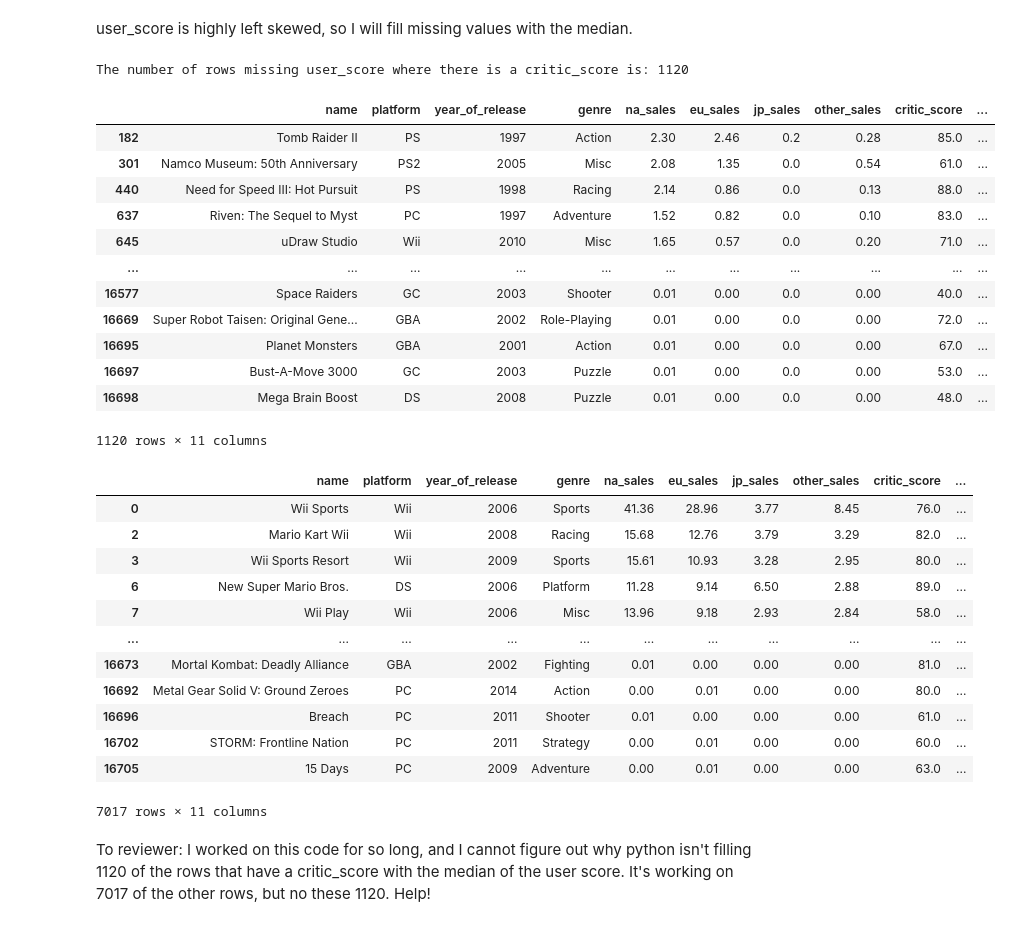
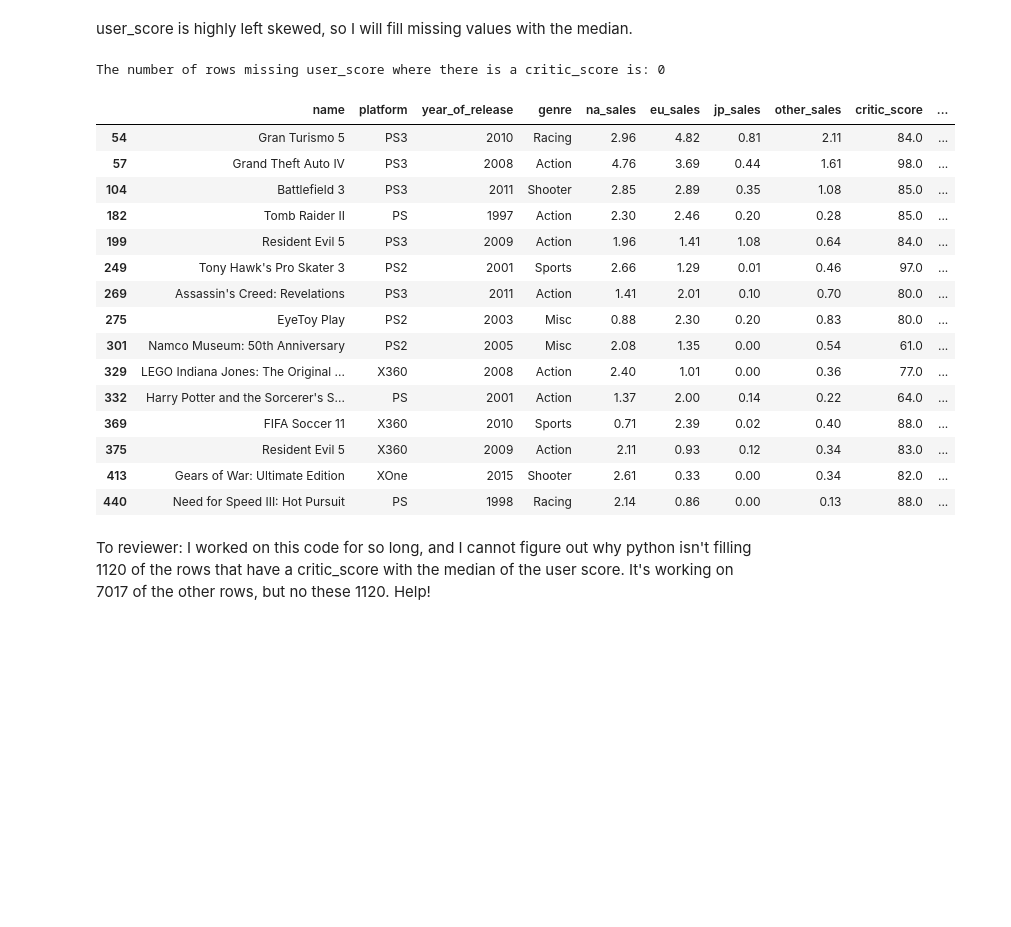
Before and after one commit to kellyshreeve/Forecasting-Global-Video-Game-Preference, a Jupyter notebook: Data Analysis.ipynb, the cells around one changed output. Drawn from its saved outputs; the diff is of its cells as text; code cells hidden in the pictures; blank space fills up the shorter version.

Commit message:
Missing values fixes

```diff
--- a/Data Analysis.ipynb
+++ b/Data Analysis.ipynb
@@ -296,10 +296,8 @@ However, while these three variables had similar numbers of missing values, thei
 Rows that are missing simultaneously on critic_score, user_score, and rating will be left out of analyses using these values.
 # %%
 # Fill missing ratings in rows with either critic_score or user_score or both with 'unknown'
-vg['rating'] = vg['rating'][(vg['rating'].isna()) & (vg['user_score'].notna()) & (vg['critic_score'].notna())].fillna('unknown') # Fill rows with both ratings
-
-vg['rating'] = vg['rating'][(vg['rating'].isna()) & (((vg['user_score'].notna()) | (vg['critic_score'].notna())))
-                            | ((vg['user_score'].notna()) & (vg['critic_score'].notna()))].fillna('unknown') # Fill rows with either rating
+vg['rating'] = vg['rating'][((vg['user_score'].notna()) | (vg['critic_score'].notna()))
+                            | ((vg['user_score'].notna()) & (vg['critic_score'].notna()))].fillna('unknown')
 
 # Check that all the approrpiate ratings have been filled with unknown
 na_notna = len(vg[(vg['rating'].isna()) & (vg['user_score'].isna()) & (vg['critic_score'].notna())])
@@ -369,43 +367,32 @@ us_hist.show()
 user_score is highly left skewed, so I will fill missing values with the median.
 # %%
 # Fill rows missing user_score but not missing critic_score with median of user_score
-vg['user_score'] = vg['user_score'][(vg['user_score'].isna()) & (vg['critic_score'].notna())].fillna(vg['user_score'].median())
+vg['user_score'] = vg['user_score'][vg['critic_score'].notna()].fillna(vg['user_score'].median())
 
 # Check that all appropriate values have been filled
 notna_na_2 = len(vg[(vg['user_score'].isna()) & (vg['critic_score'].notna())])
 
 print(f'The number of rows missing user_score where there is a critic_score is: {notna_na_2}')
 
-display(vg[(vg['critic_score'].notna()) & (vg['user_score'].isna())])
-display(vg[vg['user_score']==vg['user_score'].median()])
+display(vg[vg['user_score']==vg['user_score'].median()].head(15))
 # %% [output]
-The number of rows missing user_score where there is a critic_score is: 1120
+The number of rows missing user_score where there is a critic_score is: 0
 |  | name | platform | year_of_release | genre | na_sales | eu_sales | jp_sales | other_sales | critic_score | ... |
-| 182 | Tomb Raider II | PS | 1997 | Action | 2.30 | 2.46 | 0.2 | 0.28 | 85.0 | ... |
-| 301 | Namco Museum: 50th Anniversary | PS2 | 2005 | Misc | 2.08 | 1.35 | 0.0 | 0.54 | 61.0 | ... |
-| 440 | Need for Speed III: Hot Pursuit | PS | 1998 | Racing | 2.14 | 0.86 | 0.0 | 0.13 | 88.0 | ... |
-| 637 | Riven: The Sequel to Myst | PC | 1997 | Adventure | 1.52 | 0.82 | 0.0 | 0.10 | 83.0 | ... |
-| 645 | uDraw Studio | Wii | 2010 | Misc | 1.65 | 0.57 | 0.0 | 0.20 | 71.0 | ... |
-| ... | ... | ... | ... | ... | ... | ... | ... | ... | ... | ... |
-| 16577 | Space Raiders | GC | 2003 | Shooter | 0.01 | 0.00 | 0.0 | 0.00 | 40.0 | ... |
-| 16669 | Super Robot Taisen: Original Gene... | GBA | 2002 | Role-Playing | 0.01 | 0.00 | 0.0 | 0.00 | 72.0 | ... |
-| 16695 | Planet Monsters | GBA | 2001 | Action | 0.01 | 0.00 | 0.0 | 0.00 | 67.0 | ... |
-| 16697 | Bust-A-Move 3000 | GC | 2003 | Puzzle | 0.01 | 0.00 | 0.0 | 0.00 | 53.0 | ... |
-| 16698 | Mega Brain Boost | DS | 2008 | Puzzle | 0.01 | 0.00 | 0.0 | 0.00 | 48.0 | ... |
+| 54 | Gran Turismo 5 | PS3 | 2010 | Racing | 2.96 | 4.82 | 0.81 | 2.11 | 84.0 | ... |
+| 57 | Grand Theft Auto IV | PS3 | 2008 | Action | 4.76 | 3.69 | 0.44 | 1.61 | 98.0 | ... |
+| 104 | Battlefield 3 | PS3 | 2011 | Shooter | 2.85 | 2.89 | 0.35 | 1.08 | 85.0 | ... |
+| 182 | Tomb Raider II | PS | 1997 | Action | 2.30 | 2.46 | 0.20 | 0.28 | 85.0 | ... |
+| 199 | Resident Evil 5 | PS3 | 2009 | Action | 1.96 | 1.41 | 1.08 | 0.64 | 84.0 | ... |
+| 249 | Tony Hawk's Pro Skater 3 | PS2 | 2001 | Sports | 2.66 | 1.29 | 0.01 | 0.46 | 97.0 | ... |
+| 269 | Assassin's Creed: Revelations | PS3 | 2011 | Action | 1.41 | 2.01 | 0.10 | 0.70 | 80.0 | ... |
+| 275 | EyeToy Play | PS2 | 2003 | Misc | 0.88 | 2.30 | 0.20 | 0.83 | 80.0 | ... |
+| 301 | Namco Museum: 50th Anniversary | PS2 | 2005 | Misc | 2.08 | 1.35 | 0.00 | 0.54 | 61.0 | ... |
+| 329 | LEGO Indiana Jones: The Original ... | X360 | 2008 | Action | 2.40 | 1.01 | 0.00 | 0.36 | 77.0 | ... |
+| 332 | Harry Potter and the Sorcerer's S... | PS | 2001 | Action | 1.37 | 2.00 | 0.14 | 0.22 | 64.0 | ... |
+| 369 | FIFA Soccer 11 | X360 | 2010 | Sports | 0.71 | 2.39 | 0.02 | 0.40 | 88.0 | ... |
+| 375 | Resident Evil 5 | X360 | 2009 | Action | 2.11 | 0.93 | 0.12 | 0.34 | 83.0 | ... |
+| 413 | Gears of War: Ultimate Edition | XOne | 2015 | Shooter | 2.61 | 0.33 | 0.00 | 0.34 | 82.0 | ... |
+| 440 | Need for Speed III: Hot Pursuit | PS | 1998 | Racing | 2.14 | 0.86 | 0.00 | 0.13 | 88.0 | ... |
-1120 rows × 11 columns
-|  | name | platform | year_of_release | genre | na_sales | eu_sales | jp_sales | other_sales | critic_score | ... |
-| 0 | Wii Sports | Wii | 2006 | Sports | 41.36 | 28.96 | 3.77 | 8.45 | 76.0 | ... |
-| 2 | Mario Kart Wii | Wii | 2008 | Racing | 15.68 | 12.76 | 3.79 | 3.29 | 82.0 | ... |
-| 3 | Wii Sports Resort | Wii | 2009 | Sports | 15.61 | 10.93 | 3.28 | 2.95 | 80.0 | ... |
-| 6 | New Super Mario Bros. | DS | 2006 | Platform | 11.28 | 9.14 | 6.50 | 2.88 | 89.0 | ... |
-| 7 | Wii Play | Wii | 2006 | Misc | 13.96 | 9.18 | 2.93 | 2.84 | 58.0 | ... |
-| ... | ... | ... | ... | ... | ... | ... | ... | ... | ... | ... |
-| 16673 | Mortal Kombat: Deadly Alliance | GBA | 2002 | Fighting | 0.01 | 0.00 | 0.00 | 0.00 | 81.0 | ... |
-| 16692 | Metal Gear Solid V: Ground Zeroes | PC | 2014 | Action | 0.00 | 0.01 | 0.00 | 0.00 | 80.0 | ... |
-| 16696 | Breach | PC | 2011 | Shooter | 0.01 | 0.00 | 0.00 | 0.00 | 61.0 | ... |
-| 16702 | STORM: Frontline Nation | PC | 2011 | Strategy | 0.00 | 0.01 | 0.00 | 0.00 | 60.0 | ... |
-| 16705 | 15 Days | PC | 2009 | Adventure | 0.00 | 0.01 | 0.00 | 0.00 | 63.0 | ... |
-7017 rows × 11 columns
 # %% [markdown]
 To reviewer: I worked on this code for so long, and I cannot figure out why python isn't filling 1120 of the rows that have a critic_score with the median of the user score. It's working on 7017 of the other rows, but no these 1120. Help!
 # %%
```
Also changed, not shown: parts of 5 cells of this notebook.
